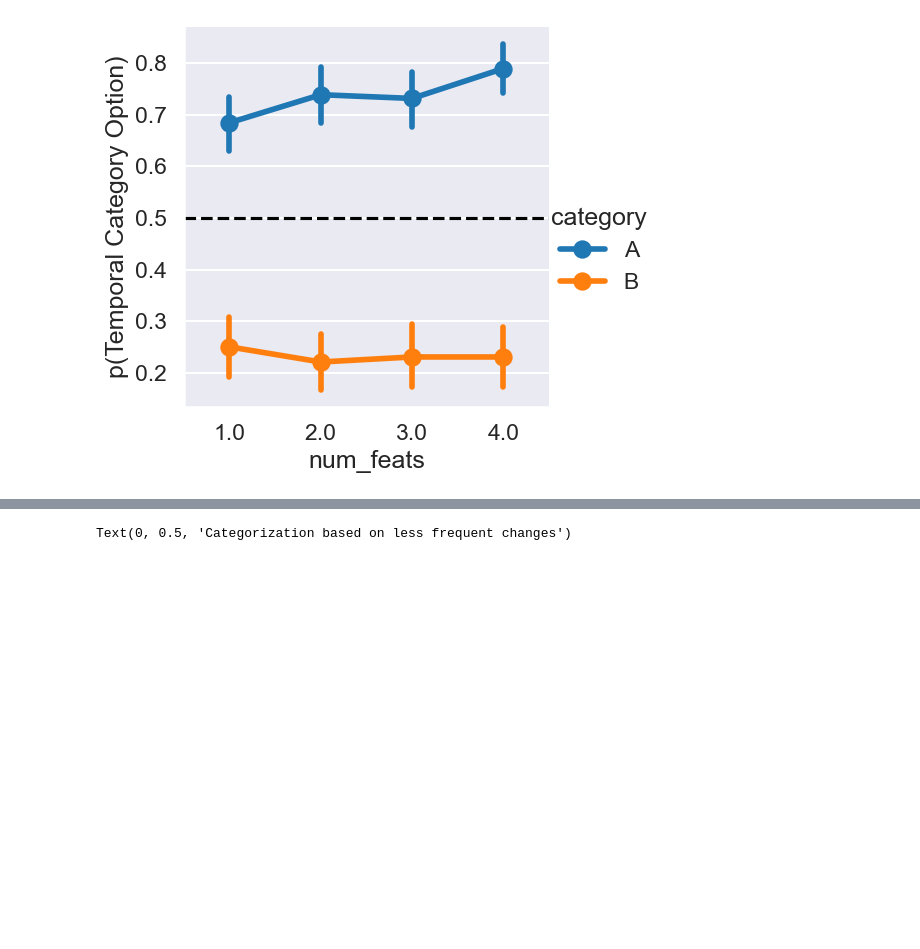
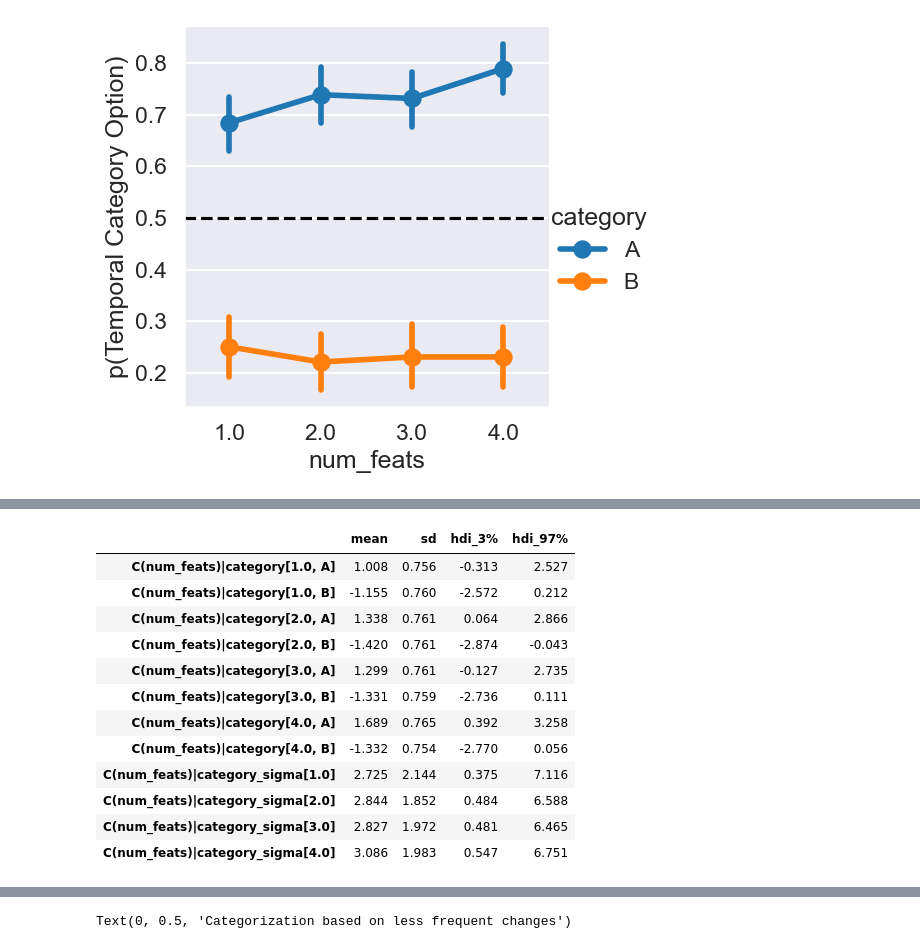
Before and after one commit to tejas-savalia/umass-dissertation, a Jupyter notebook: chapter_notebooks/chapter_4/analyses_sandbox_exp5.ipynb, the cells around one changed output, grey strips where cells are left out. Drawn from its saved outputs; the diff is of its cells as text; code cells hidden in the pictures; blank space fills up the shorter version.

```diff
--- a/chapter_notebooks/chapter_4/analyses_sandbox_exp5.ipynb
+++ b/chapter_notebooks/chapter_4/analyses_sandbox_exp5.ipynb
@@ -82,2 +100,16 @@ The rhat statistic is larger than 1.01 for some parameters. This indicates probl
 # %%
-az.summary(samples, var_names="category", filter_vars="like").iloc[:, :4].to_latex('tables/exp5_bayesmodel_results.txt', float_format="%.3f")
+az.summary(samples, var_names="category", filter_vars="like").iloc[:, :4]#.to_latex('tables/exp5_bayesmodel_results.txt', float_format="%.3f")
+# %% [output]
+|  | mean | sd | hdi_3% | hdi_97% |
+| C(num_feats)|category[1.0, A] | 1.008 | 0.756 | -0.313 | 2.527 |
+| C(num_feats)|category[1.0, B] | -1.155 | 0.760 | -2.572 | 0.212 |
+| C(num_feats)|category[2.0, A] | 1.338 | 0.761 | 0.064 | 2.866 |
+| C(num_feats)|category[2.0, B] | -1.420 | 0.761 | -2.874 | -0.043 |
+| C(num_feats)|category[3.0, A] | 1.299 | 0.761 | -0.127 | 2.735 |
+| C(num_feats)|category[3.0, B] | -1.331 | 0.759 | -2.736 | 0.111 |
+| C(num_feats)|category[4.0, A] | 1.689 | 0.765 | 0.392 | 3.258 |
+| C(num_feats)|category[4.0, B] | -1.332 | 0.754 | -2.770 | 0.056 |
+| C(num_feats)|category_sigma[1.0] | 2.725 | 2.144 | 0.375 | 7.116 |
+| C(num_feats)|category_sigma[2.0] | 2.844 | 1.852 | 0.484 | 6.588 |
+| C(num_feats)|category_sigma[3.0] | 2.827 | 1.972 | 0.481 | 6.465 |
+| C(num_feats)|category_sigma[4.0] | 3.086 | 1.983 | 0.547 | 6.751 |
```
Also changed, not shown: parts of 6 cells of this notebook, 31 other files.
